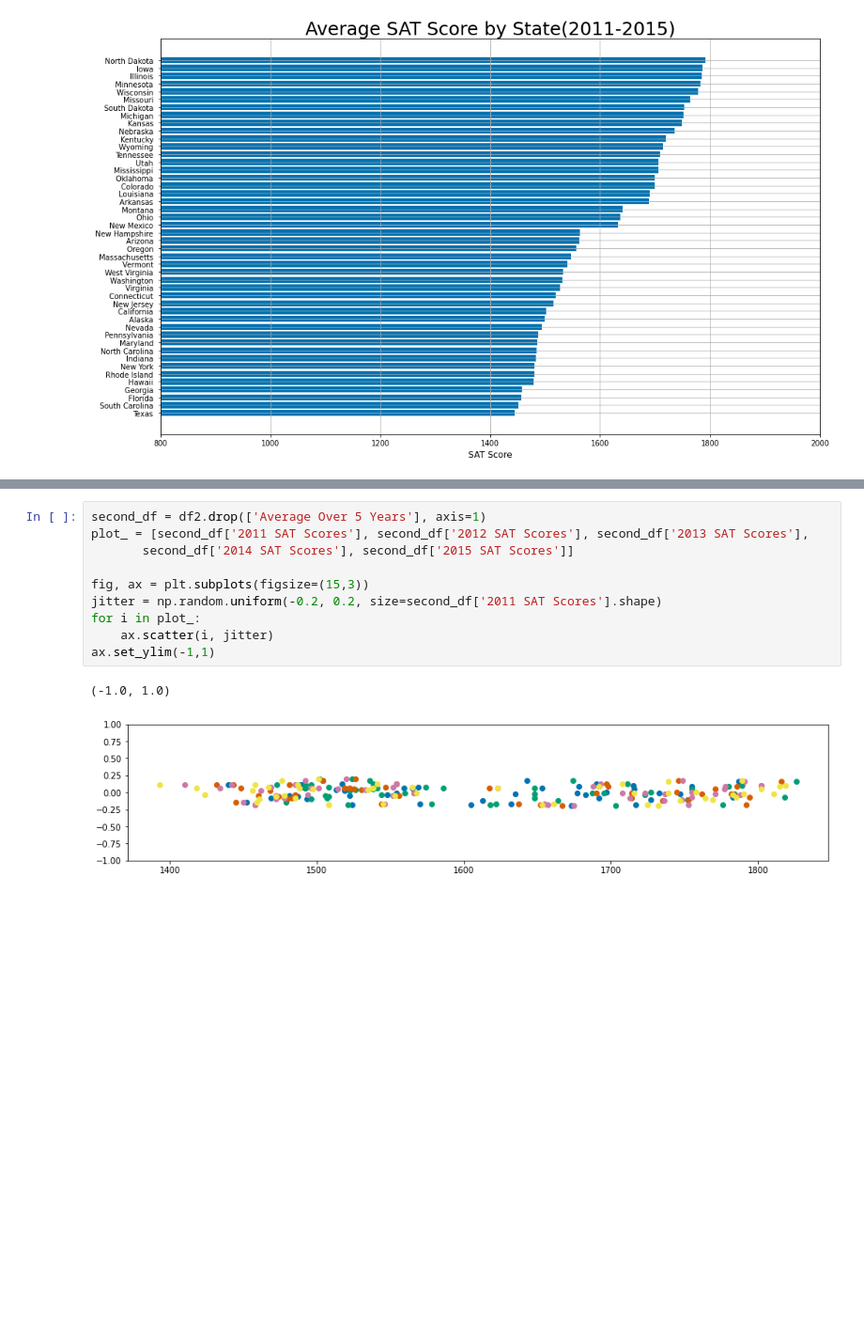
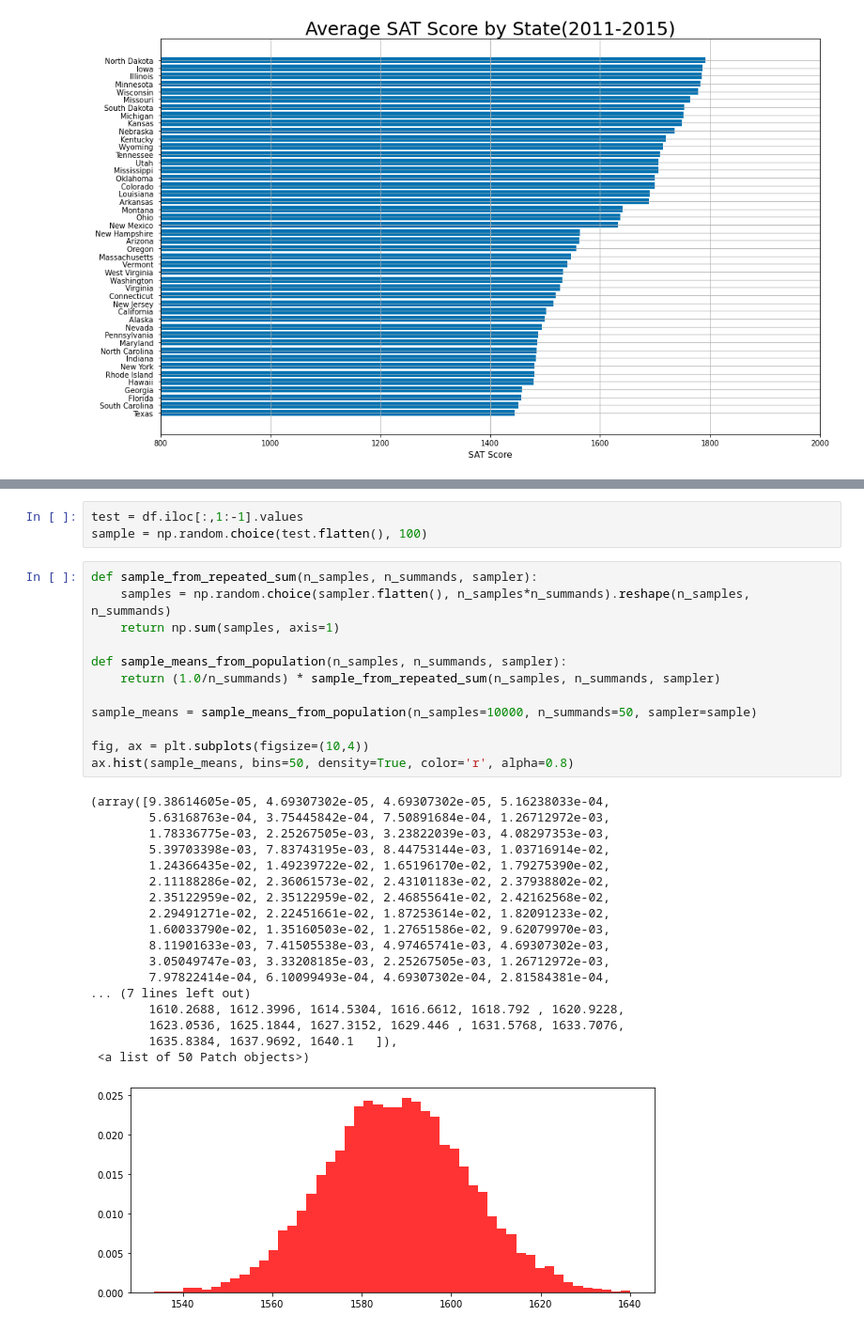
Before and after one commit to phamc4/Projects, a Jupyter notebook: SAT_changes.ipynb, the cells around one changed output, grey strips where cells are left out. Shown: that part at 94% size. Saved outputs shown, nothing was run; the diff lists cells and outputs as text; blank space fills up the shorter version.

```diff
--- a/SAT_changes.ipynb
+++ b/SAT_changes.ipynb
@@ -207,13 +201,34 @@ ax.set_ylim(-1,1)
-# %%
-second_df = df2.drop(['Average Over 5 Years'], axis=1)
-plot_ = [second_df['2011 SAT Scores'], second_df['2012 SAT Scores'], second_df['2013 SAT Scores'],
-       second_df['2014 SAT Scores'], second_df['2015 SAT Scores']]
-
-fig, ax = plt.subplots(figsize=(15,3))
-jitter = np.random.uniform(-0.2, 0.2, size=second_df['2011 SAT Scores'].shape)
-for i in plot_:
-    ax.scatter(i, jitter)
-ax.set_ylim(-1,1)
-# %% [output]
-(-1.0, 1.0)
-[figure, removed]
+# %%
+test = df.iloc[:,1:-1].values
+sample = np.random.choice(test.flatten(), 100)
+# %%
+def sample_from_repeated_sum(n_samples, n_summands, sampler):
+    samples = np.random.choice(sampler.flatten(), n_samples*n_summands).reshape(n_samples, n_summands)
+    return np.sum(samples, axis=1)
+
+def sample_means_from_population(n_samples, n_summands, sampler):
+    return (1.0/n_summands) * sample_from_repeated_sum(n_samples, n_summands, sampler)
+
+sample_means = sample_means_from_population(n_samples=10000, n_summands=50, sampler=sample)
+
+fig, ax = plt.subplots(figsize=(10,4))
+ax.hist(sample_means, bins=50, density=True, color='r', alpha=0.8)
+# %% [output]
+(array([9.38614605e-05, 4.69307302e-05, 4.69307302e-05, 5.16238033e-04,
+        5.63168763e-04, 3.75445842e-04, 7.50891684e-04, 1.26712972e-03,
+        1.78336775e-03, 2.25267505e-03, 3.23822039e-03, 4.08297353e-03,
+        5.39703398e-03, 7.83743195e-03, 8.44753144e-03, 1.03716914e-02,
+        1.24366435e-02, 1.49239722e-02, 1.65196170e-02, 1.79275390e-02,
+        2.11188286e-02, 2.36061573e-02, 2.43101183e-02, 2.37938802e-02,
+        2.35122959e-02, 2.35122959e-02, 2.46855641e-02, 2.42162568e-02,
+        2.29491271e-02, 2.22451661e-02, 1.87253614e-02, 1.82091233e-02,
+        1.60033790e-02, 1.35160503e-02, 1.27651586e-02, 9.62079970e-03,
+        8.11901633e-03, 7.41505538e-03, 4.97465741e-03, 4.69307302e-03,
+        3.05049747e-03, 3.33208185e-03, 2.25267505e-03, 1.26712972e-03,
+        7.97822414e-04, 6.10099493e-04, 4.69307302e-04, 2.81584381e-04,
+... (7 lines left out)
+        1610.2688, 1612.3996, 1614.5304, 1616.6612, 1618.792 , 1620.9228,
+        1623.0536, 1625.1844, 1627.3152, 1629.446 , 1631.5768, 1633.7076,
+        1635.8384, 1637.9692, 1640.1   ]),
+ <a list of 50 Patch objects>)
+[figure, added]
```
Also changed, not shown: parts of 6 cells of this notebook.
